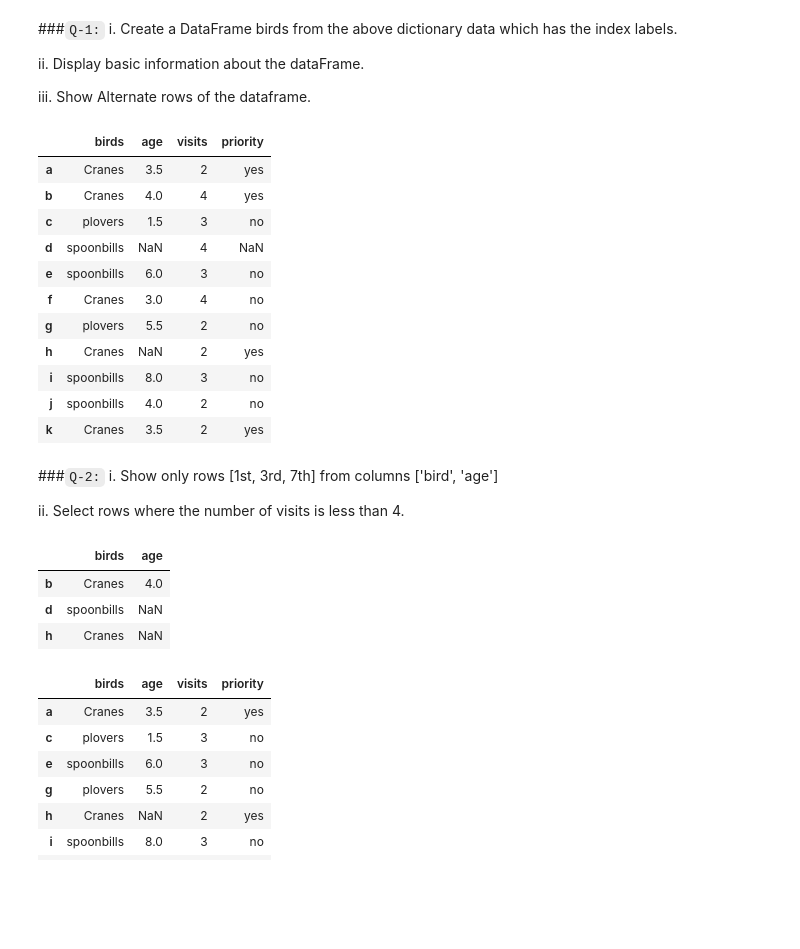
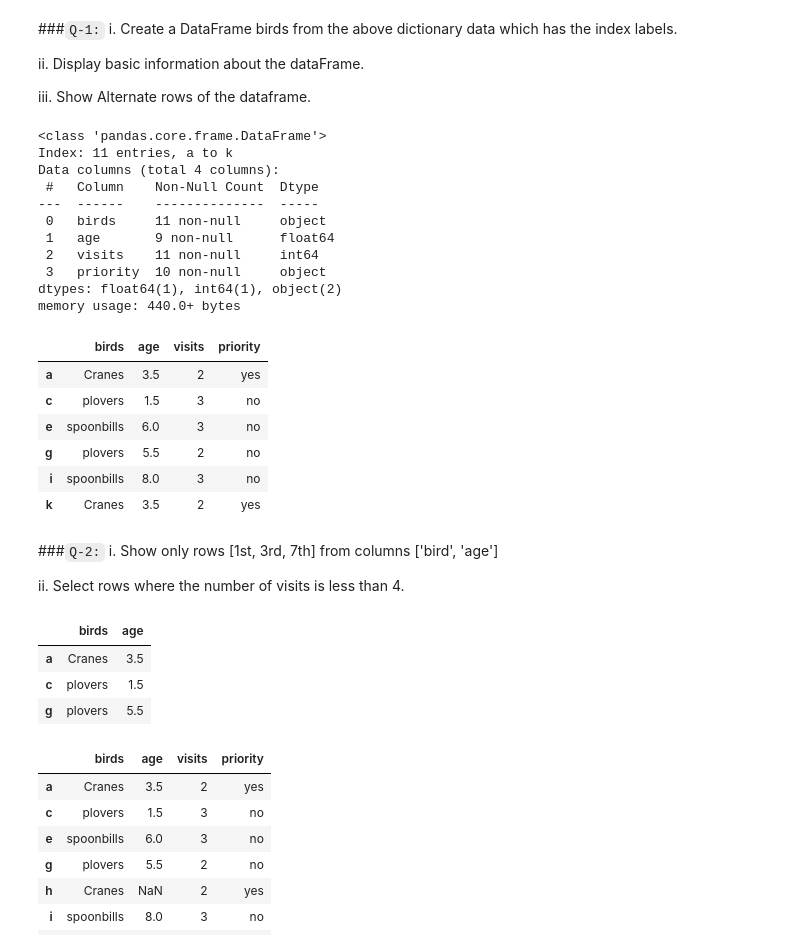
Before and after one commit to Axitk27/Machine-Learning, a Jupyter notebook: DSMP 1.0/Pandas/Exercise/Day 17.ipynb, the cells around one changed output. Drawn from its saved outputs; the diff is of its cells as text; code cells hidden in the pictures; blank space fills up the shorter version.

Commit message:
Day 18 Pandas Exercise

```diff
--- a/DSMP 1.0/Pandas/Exercise/Day 17.ipynb
+++ b/DSMP 1.0/Pandas/Exercise/Day 17.ipynb
@@ -29,25 +29,40 @@ iii. Show Alternate rows of the dataframe.
 # %%
 data = {'birds': ['Cranes', 'Cranes', 'plovers', 'spoonbills', 'spoonbills', 'Cranes', 'plovers', 'Cranes', 'spoonbills', 'spoonbills', 'Cranes'],
         'age': [3.5, 4, 1.5, np.nan, 6, 3, 5.5, np.nan, 8, 4, 3.5],
         'visits': [2, 4, 3, 4, 3, 4, 2, 2, 3, 2, 2],
         'priority': ['yes', 'yes', 'no', np.nan, 'no', 'no', 'no', 'yes', 'no', 'no','yes']}
 
 labels = ['a', 'b', 'c', 'd', 'e', 'f', 'g', 'h', 'i', 'j', 'k']
 
 birds = pd.DataFrame(data, index = labels)
 birds
+
+#2 Basic Information
+
+birds.info()
+birds.describe()
+
+#3 Show Alternate Rows
+
+birds.iloc[::2]
 # %% [output]
+<class 'pandas.core.frame.DataFrame'>
+Index: 11 entries, a to k
+Data columns (total 4 columns):
+ #   Column    Non-Null Count  Dtype
+---  ------    --------------  -----
+ 0   birds     11 non-null     object
+ 1   age       9 non-null      float64
+ 2   visits    11 non-null     int64
+ 3   priority  10 non-null     object
+dtypes: float64(1), int64(1), object(2)
+memory usage: 440.0+ bytes
 |  | birds | age | visits | priority |
 | a | Cranes | 3.5 | 2 | yes |
-| b | Cranes | 4.0 | 4 | yes |
 | c | plovers | 1.5 | 3 | no |
-| d | spoonbills | NaN | 4 | NaN |
 | e | spoonbills | 6.0 | 3 | no |
-| f | Cranes | 3.0 | 4 | no |
 | g | plovers | 5.5 | 2 | no |
-| h | Cranes | NaN | 2 | yes |
 | i | spoonbills | 8.0 | 3 | no |
-| j | spoonbills | 4.0 | 2 | no |
 | k | Cranes | 3.5 | 2 | yes |
 # %% [markdown]
 ###`Q-2:`
@@ -56,12 +71,13 @@ i. Show only rows [1st, 3rd, 7th] from columns ['bird', 'age']
 ii. Select rows where the number of visits is less than 4.
 # %%
 #1
-birds.iloc[[1,3,7],[0,1]]
+# birds.iloc[[1,3,7],[0,1]]
+birds[['birds','age']].iloc[[0,2,6]]
 # %% [output]
 |  | birds | age |
-| b | Cranes | 4.0 |
-| d | spoonbills | NaN |
-| h | Cranes | NaN |
+| a | Cranes | 3.5 |
+| c | plovers | 1.5 |
+| g | plovers | 5.5 |
 # %%
 birds[birds['visits']<4]
 # %% [output]
```
Also changed, not shown: parts of 8 cells of this notebook.
